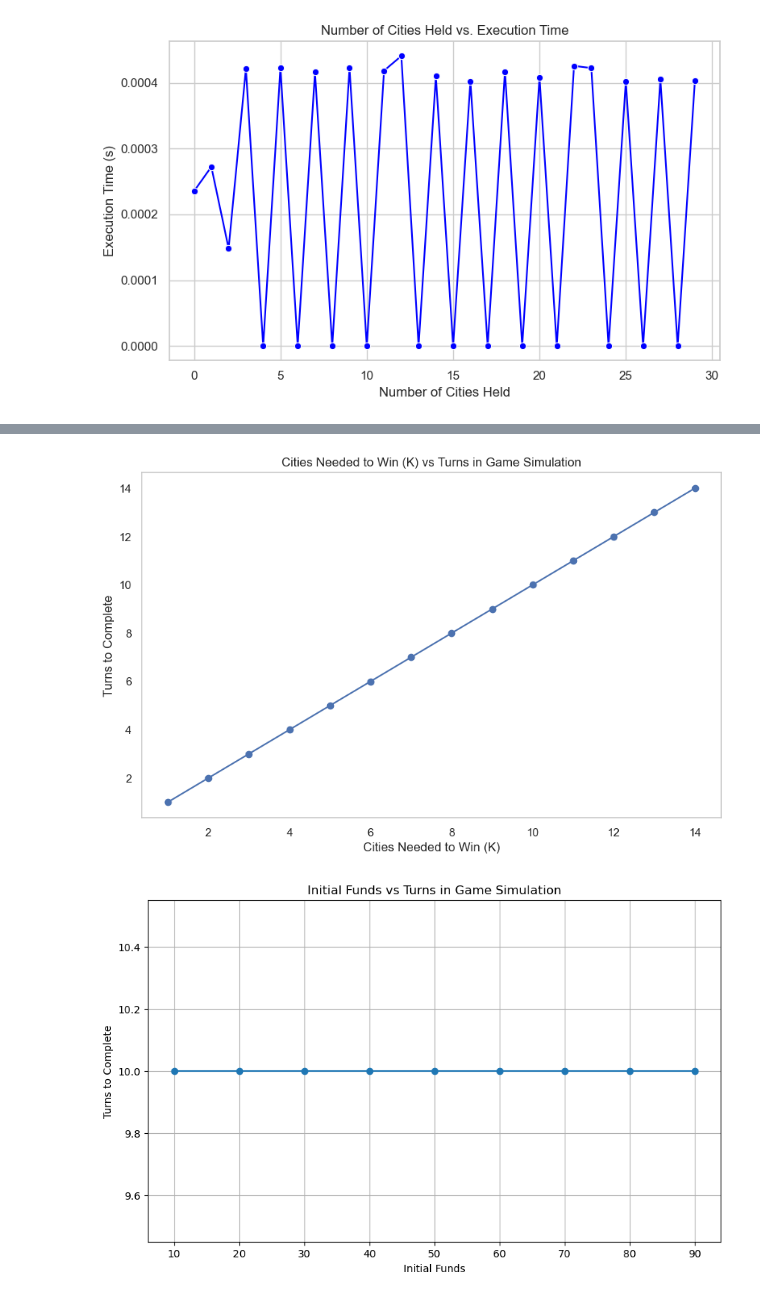
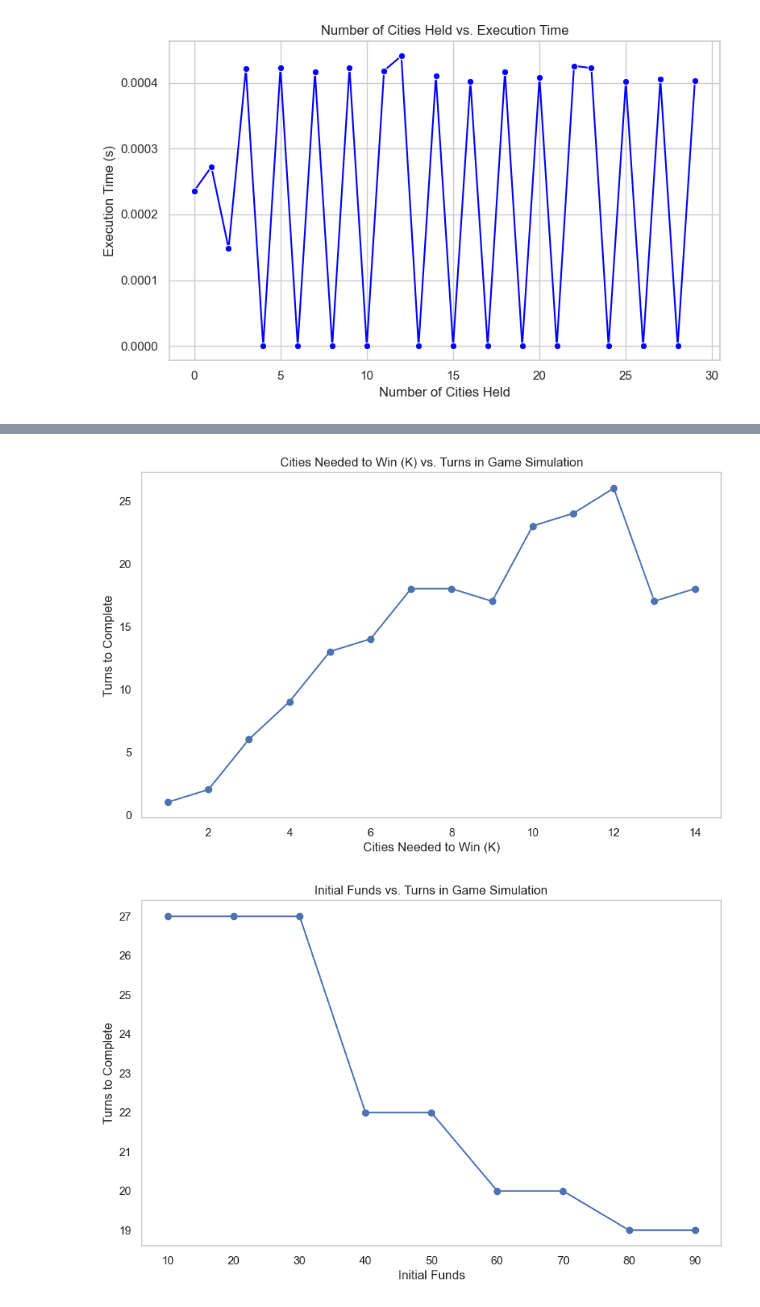
Before and after one commit to Cubified/power_grid, a Jupyter notebook: 00_algorithm_experiments.ipynb, the cells around one changed output, grey strips where cells are left out. Drawn from its saved outputs; the diff is of its cells as text; code cells hidden in the pictures.

```diff
--- a/00_algorithm_experiments.ipynb
+++ b/00_algorithm_experiments.ipynb
@@ -801,7 +792,7 @@ plt.show()
 
 
 
-def full_game_sim(board_size, K, B, f):
+def full_game_sim(board_size, K, B, f, UBI):
     connections = [
         ('Seattle', 'Portland', { 'weight': 3 }),
         ('Seattle', 'Boise', { 'weight': 12 }),
@@ -925,7 +916,6 @@ def full_game_sim(board_size, K, B, f):
         (34, 'Uranium', 1, 5),
         (39, 'Uranium', 1, 6)
     ]
-
     P_max = 3
     ResourceCost = {
         'Coal': 1,
@@ -934,17 +924,25 @@ def full_game_sim(board_size, K, B, f):
         'Uranium': 10
     }
     G = nx.Graph(connections[:board_size])
+    Gp, min_weight = phase0_solve_kmst(G, K)
     C = set()
-    Gp, min_weight = phase0_solve_kmst(G, K)
     P_player = []
     Powered = []
     turns = 0
     f_history = [f]
     powered_history = [0]
     P_player_history = [0]
-    while (len(Powered) < K):
+    max_turns = 1000
+    while turns <= max_turns and len(Powered) < K:
         turns+=1
         f = max(0, f)
+        if f == 0:
+            f += UBI
+            f_history += [f]
+            powered_history += [len(Powered)]
+            P_player_history += [len(P_player)]
+            continue
+
         buy, discard = phase1_purchase_power_plants(P, f, P_player, P_max, ResourceCost, K)
         # print(f'buy; {buy}')
         # print(f'discard; {discard}')
@@ -976,7 +974,7 @@ def full_game_sim(board_size, K, B, f):
         # print(f'P_player; {P_player}')
 
         # add funds for powered cities
-        f += 10 * len(Powered)
+        f += B * len(Powered)
         f_history += [f]
         powered_history += [len(Powered)]
         P_player_history += [len(P_player)]
@@ -985,5 +983,6 @@ def full_game_sim(board_size, K, B, f):
 K = 10
 B = 10
 f = 100
+UBI = 10
 # full_game_sim(60, K, B, 10)
 # %%
@@ -996,11 +1008,12 @@ full_game_sim(45, K, B, f)
 # %%
 turns_list = []
 for board_size in range(15, 51):
-    turns, _, _, _ = full_game_sim(board_size, 10, 10, 100)
+    turns, _, _, _ = full_game_sim(board_size, 10, 10, 100, 10)
     turns_list.append(turns)
 
+sns.set(style="whitegrid")
 plt.figure(figsize=(10, 6))
-plt.plot(range(15, 52), turns_list, marker='o', linestyle='-')
+sns.lineplot(x=range(15, 51), y=turns_list, marker='o', color='blue')
 plt.xlabel("Board Size")
 plt.ylabel("Turns to Complete")
 plt.title("Board Size vs Turns in Game Simulation")
@@ -1010,0 +1024,13 @@ KeyboardInterrupt:
+# %%
+sns.set(style="whitegrid")
+plt.figure(figsize=(10, 6))
+
+turns_list_old = [*turns_list]
+turns_list[36 - 15] = turns_list[35 - 15]
+
+sns.lineplot(x=range(15, 51), y=turns_list, marker='o', color='blue')
+plt.xlabel("Board Size")
+plt.ylabel("Turns to Complete")
+plt.title("Board Size vs. Turns in Game Simulation")
+plt.grid()
+plt.show()
@@ -1011,33 +1039,33 @@ KeyboardInterrupt:
 # %%
 turns_list = []
 for K in range(1, 15):
-    turns, _, _, _ = full_game_sim(40, K, 10, 100)
+    turns, _, _, _ = full_game_sim(40, K, 10, 100, 10)
     turns_list.append(turns)
 
 plt.figure(figsize=(10, 6))
 plt.plot(range(1, 15), turns_list, marker='o', linestyle='-')
 plt.xlabel("Cities Needed to Win (K)")
 plt.ylabel("Turns to Complete")
-plt.title("Cities Needed to Win (K) vs Turns in Game Simulation")
+plt.title("Cities Needed to Win (K) vs. Turns in Game Simulation")
 plt.grid()
 plt.show()
 # %% [output]
-[figure, old version]
+[figure, new version]
 # %%
 turns_list = []
 for f in range(10, 100, 10):
-    turns, _, _, _ = full_game_sim(52, 10, 4, f)
+    turns, _, _, _ = full_game_sim(30, 10, 4, f, 10)
     turns_list.append(turns)
 
 plt.figure(figsize=(10, 6))
 plt.plot(range(10, 100, 10), turns_list, marker='o', linestyle='-')
 plt.xlabel("Initial Funds")
 plt.ylabel("Turns to Complete")
-plt.title("Initial Funds vs Turns in Game Simulation")
+plt.title("Initial Funds vs. Turns in Game Simulation")
 plt.grid()
 plt.show()
 # %% [output]
-[figure, old version]
+[figure, new version]
 # %%
 turns_list = []
 for B in range(1, 11):
```
Also changed, not shown: parts of 10 cells of this notebook.
